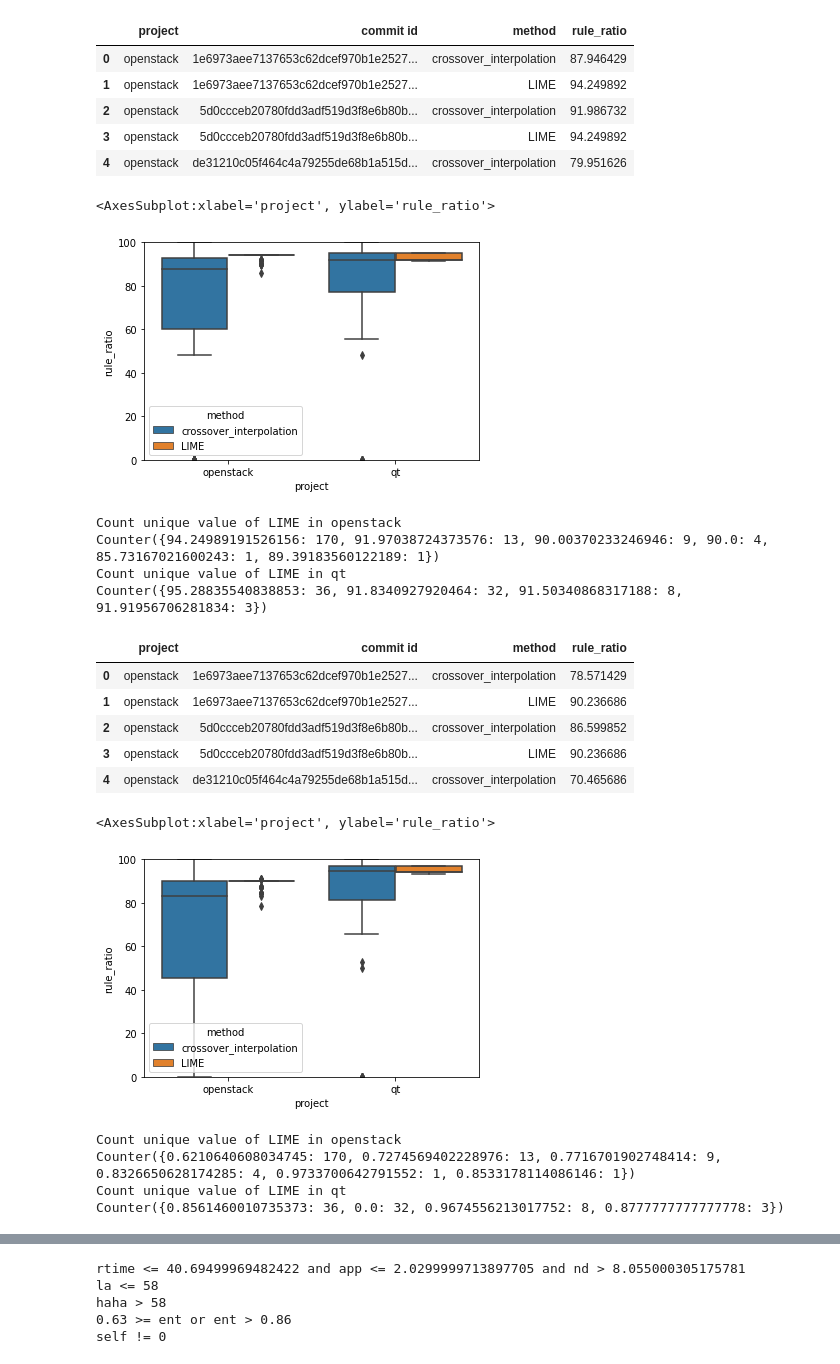
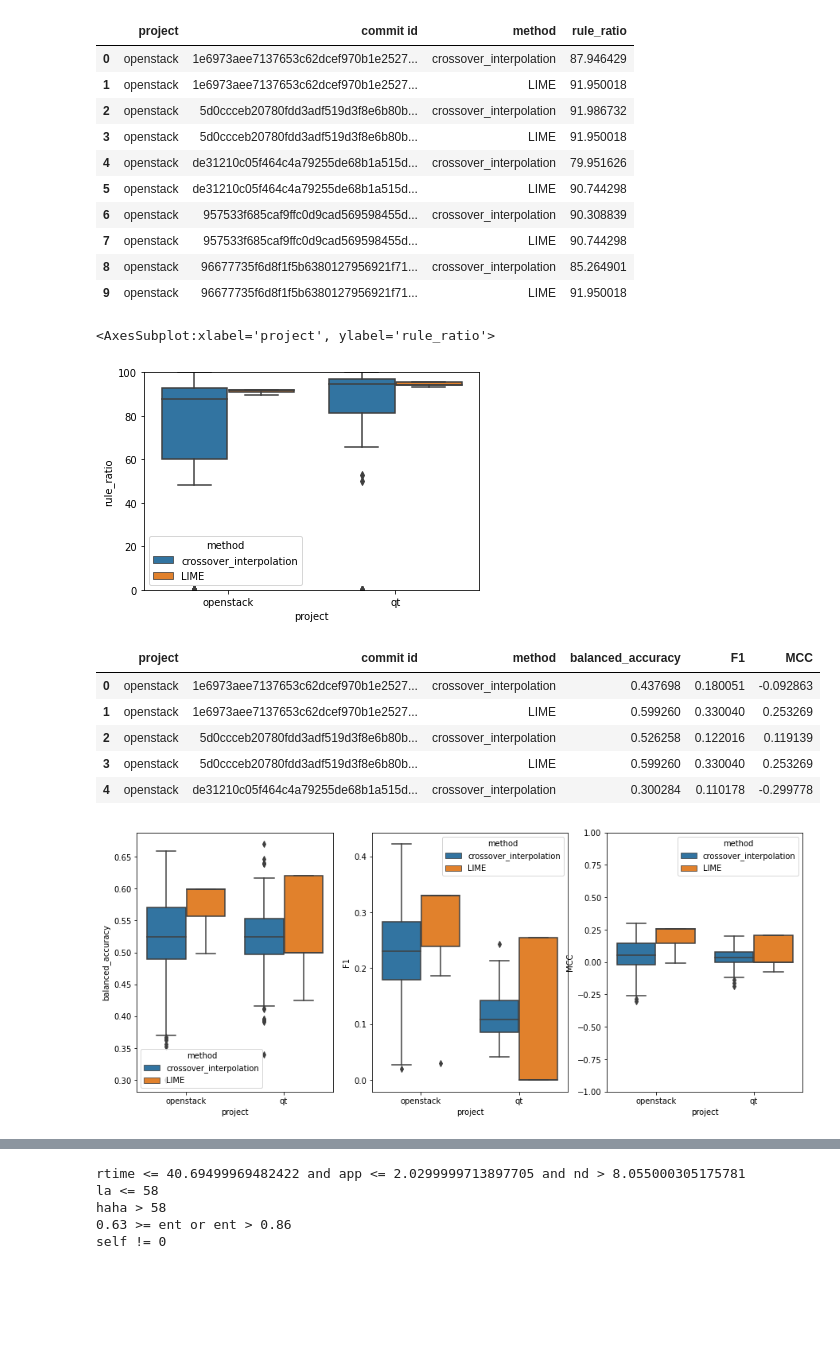
Before and after one commit to awsm-research/PyExplainer, a Jupyter notebook: experiment/evaluation_clean_code.ipynb, the cells around one changed output, grey strips where cells are left out. Drawn from its saved outputs; the diff is of its cells as text; code cells hidden in the pictures; blank space fills up the shorter version.

Commit message:
"perform experiment with LIME that uses decile discretizer"

```diff
--- a/experiment/evaluation_clean_code.ipynb
+++ b/experiment/evaluation_clean_code.ipynb
@@ -552,55 +893,48 @@ qt result
 # %%
-openstack_result_df = pd.read_csv('./eval_result/RQ3_openstack_new.csv')
-qt_result_df = pd.read_csv('./eval_result/RQ3_qt_new.csv')
+openstack_result_df = pd.read_csv('./eval_result/RQ3_555_openstack_lime_decile.csv')
+qt_result_df = pd.read_csv('./eval_result/RQ4_555_qt_lime_decile.csv')
 
 result_df = pd.concat([openstack_result_df, qt_result_df])
-display(result_df.head())
+display(result_df.head(10))
 
 plt.ylim(0,100)
 sns.boxplot(data=result_df, x='project', y='rule_ratio', hue='method')
 # %% [output]
 |  | project | commit id | method | rule_ratio |
 | 0 | openstack | 1e6973aee7137653c62dcef970b1e2527... | crossover_interpolation | 87.946429 |
-| 1 | openstack | 1e6973aee7137653c62dcef970b1e2527... | LIME | 94.249892 |
+| 1 | openstack | 1e6973aee7137653c62dcef970b1e2527... | LIME | 91.950018 |
 | 2 | openstack | 5d0ccceb20780fdd3adf519d3f8e6b80b... | crossover_interpolation | 91.986732 |
-| 3 | openstack | 5d0ccceb20780fdd3adf519d3f8e6b80b... | LIME | 94.249892 |
+| 3 | openstack | 5d0ccceb20780fdd3adf519d3f8e6b80b... | LIME | 91.950018 |
 | 4 | openstack | de31210c05f464c4a79255de68b1a515d... | crossover_interpolation | 79.951626 |
+| 5 | openstack | de31210c05f464c4a79255de68b1a515d... | LIME | 90.744298 |
+| 6 | openstack | 957533f685caf9ffc0d9cad569598455d... | crossover_interpolation | 90.308839 |
+| 7 | openstack | 957533f685caf9ffc0d9cad569598455d... | LIME | 90.744298 |
+| 8 | openstack | 96677735f6d8f1f5b6380127956921f71... | crossover_interpolation | 85.264901 |
+| 9 | openstack | 96677735f6d8f1f5b6380127956921f71... | LIME | 91.950018 |
 <AxesSubplot:xlabel='project', ylabel='rule_ratio'>
-[figure, old version]
+[figure, new version]
-# %%
-print('Count unique value of LIME in openstack')
-print(Counter(list(openstack_result_df[openstack_result_df['method']=='LIME']['rule_ratio'])))
-print('Count unique value of LIME in qt')
-print(Counter(list(qt_result_df[qt_result_df['method']=='LIME']['rule_ratio'])))
-# %% [output]
-Count unique value of LIME in openstack
-Counter({94.24989191526156: 170, 91.97038724373576: 13, 90.00370233246946: 9, 90.0: 4, 85.73167021600243: 1, 89.39183560122189: 1})
-Count unique value of LIME in qt
-Counter({95.28835540838853: 36, 91.8340927920464: 32, 91.50340868317188: 8, 91.91956706281834: 3})
 # %%
-openstack_result_df = pd.read_csv('./eval_result/RQ4_openstack_new.csv')
-qt_result_df = pd.read_csv('./eval_result/RQ4_qt_new.csv')
+openstack_result_df = pd.read_csv('./eval_result/RQ555_openstack_test_commit_prediction_by_rule_lime_decile.csv')
+qt_result_df = pd.read_csv('./eval_result/RQ555_qt_test_commit_prediction_by_rule_lime_decile.csv')
 
 result_df = pd.concat([openstack_result_df, qt_result_df])
 display(result_df.head())
-plt.ylim(0,100)
-sns.boxplot(data=result_df, x='project', y='rule_ratio', hue='method')
+
+fig, axs = plt.subplots(1,3, figsize=(15,6))
+
+plt.ylim(0,1)
+sns.boxplot(data=result_df, x='project', y='balanced_accuracy', hue='method', ax=axs[0])
+sns.boxplot(data=result_df, x='project', y='F1', hue='method', ax=axs[1])
+
+plt.ylim(-1,1)
+sns.boxplot(data=result_df, x='project', y='MCC', hue='method', ax=axs[2])
+
+plt.show()
 # %% [output]
-|  | project | commit id | method | rule_ratio |
-| 0 | openstack | 1e6973aee7137653c62dcef970b1e2527... | crossover_interpolation | 78.571429 |
-| 1 | openstack | 1e6973aee7137653c62dcef970b1e2527... | LIME | 90.236686 |
-| 2 | openstack | 5d0ccceb20780fdd3adf519d3f8e6b80b... | crossover_interpolation | 86.599852 |
-| 3 | openstack | 5d0ccceb20780fdd3adf519d3f8e6b80b... | LIME | 90.236686 |
-| 4 | openstack | de31210c05f464c4a79255de68b1a515d... | crossover_interpolation | 70.465686 |
+|  | project | commit id | method | balanced_accuracy | F1 | MCC |
+| 0 | openstack | 1e6973aee7137653c62dcef970b1e2527... | crossover_interpolation | 0.437698 | 0.180051 | -0.092863 |
+| 1 | openstack | 1e6973aee7137653c62dcef970b1e2527... | LIME | 0.599260 | 0.330040 | 0.253269 |
+| 2 | openstack | 5d0ccceb20780fdd3adf519d3f8e6b80b... | crossover_interpolation | 0.526258 | 0.122016 | 0.119139 |
+| 3 | openstack | 5d0ccceb20780fdd3adf519d3f8e6b80b... | LIME | 0.599260 | 0.330040 | 0.253269 |
+| 4 | openstack | de31210c05f464c4a79255de68b1a515d... | crossover_interpolation | 0.300284 | 0.110178 | -0.299778 |
-<AxesSubplot:xlabel='project', ylabel='rule_ratio'>
-[figure, old version]
+[figure, new version]
-# %%
-print('Count unique value of LIME in openstack')
-print(Counter(list(openstack_result_df[openstack_result_df['method']=='LIME']['rule_ratio'])))
-print('Count unique value of LIME in qt')
-print(Counter(list(qt_result_df[qt_result_df['method']=='LIME']['rule_ratio'])))
-# %% [output]
-Count unique value of LIME in openstack
-Counter({0.6210640608034745: 170, 0.7274569402228976: 13, 0.7716701902748414: 9, 0.8326650628174285: 4, 0.9733700642791552: 1, 0.8533178114086146: 1})
-Count unique value of LIME in qt
-Counter({0.8561460010735373: 36, 0.0: 32, 0.9674556213017752: 8, 0.8777777777777778: 3})
```
Also changed, not shown: parts of 15 cells of this notebook, 23 other files.
